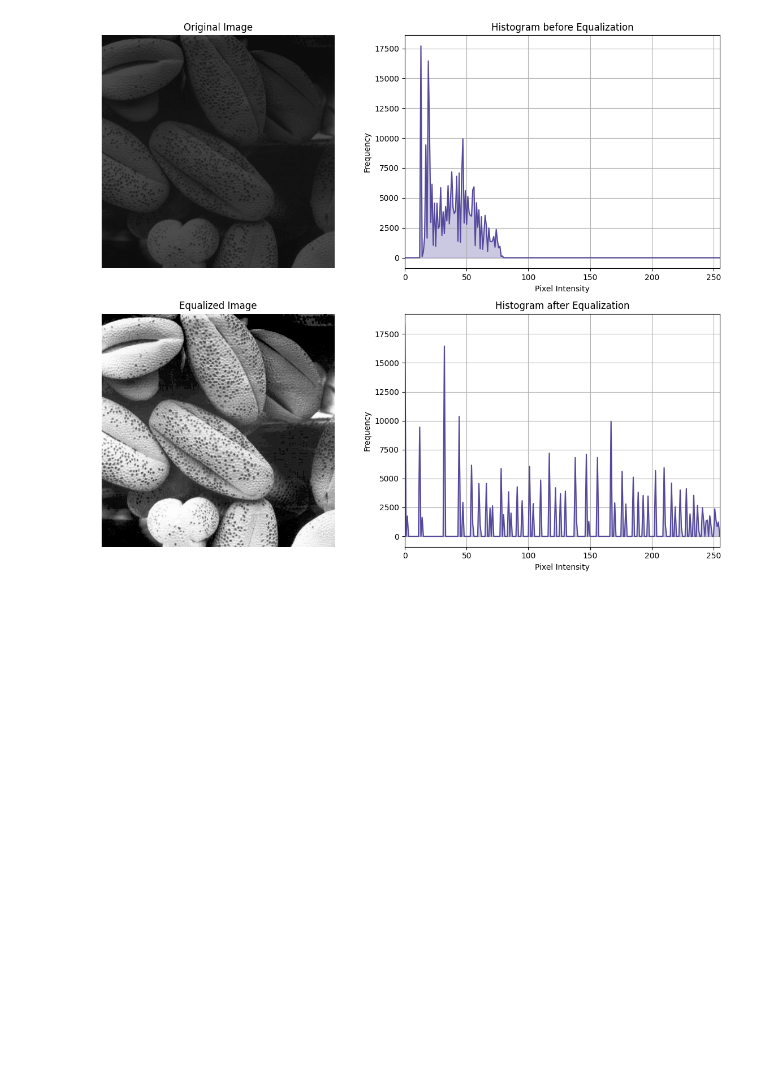
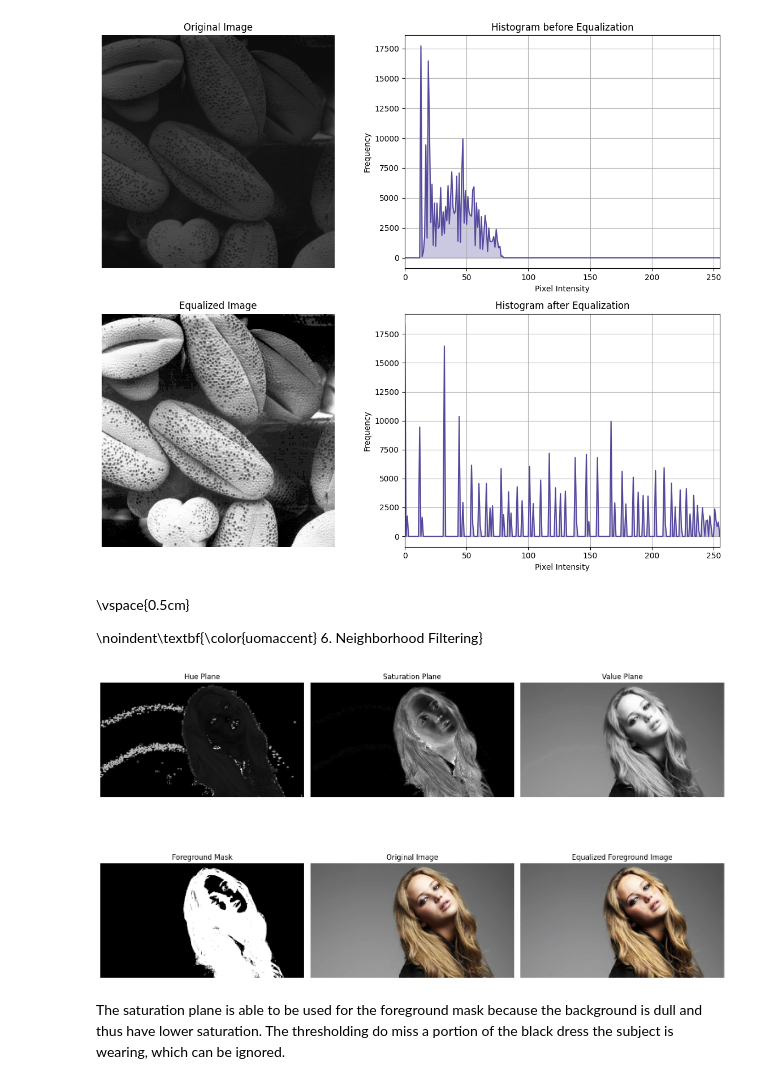
Before and after one commit to RumethRanhinda/EN3160-Vision-UoM, a Jupyter notebook: Assignments/Intensity Transformations and Spatial Filtering/230566U_a01.ipynb, the cells around one changed output. Cells and saved outputs as stored; diff of their text form; code cells hidden in the pictures; blank space fills up the shorter version.

```diff
--- a/Assignments/Intensity Transformations and Spatial Filtering/230566U_a01.ipynb
+++ b/Assignments/Intensity Transformations and Spatial Filtering/230566U_a01.ipynb
@@ -312,3 +312,72 @@ else:
     print("Image not found")
 # %% [output]
 [figure]
+# %% [markdown]
+\vspace{0.5cm}
+
+\noindent\textbf{\color{uomaccent} 6. Neighborhood Filtering}
+# %%
+img_bgr = cv2.imread('Images/jennifer.jpeg')
+img_rgb = cv2.cvtColor(img_bgr, cv2.COLOR_BGR2RGB)
+
+# convert to HSV color space and split into H, S, V planes
+img_hsv = cv2.cvtColor(img_bgr, cv2.COLOR_BGR2HSV)
+H, S, V = cv2.split(img_hsv)
+
+# Threshold mask on saturation plane | Otsu's method calculates the threshold value.
+_, mask = cv2.threshold(S, 0, 255, cv2.THRESH_BINARY + cv2.THRESH_OTSU)
+
+# Obtain the foreground
+fg_v = cv2.bitwise_and(V, V, mask=mask)
+
+# Calculate the histogram of the Value plane, strictly using the mask to ignore the background
+hist_fg = cv2.calcHist([V], [0], mask, [256], [0, 256]).flatten()
+
+# (d) Obtain the cumulative sum of the histogram using np.cumsum
+cdf = np.cumsum(hist_fg)
+
+# (e) Histogram-equalize the foreground[cite: 1]
+# Mask out 0s to prevent empty bins from skewing the normalization
+cdf_m = np.ma.masked_equal(cdf, 0)
+cdf_normalized = (cdf_m - cdf_m.min()) * 255 / (cdf_m.max() - cdf_m.min())
+cdf_final = np.ma.filled(cdf_normalized, 0).astype(np.uint8)
+
+# Create a copy of the V plane and map the equalized values ONLY to the foreground coordinates
+V_eq = V.copy()
+fg_coords = mask > 0
+V_eq[fg_coords] = cdf_final[V[fg_coords]]
+
+# (f) Extract the background and add with the histogram equalized foreground[cite: 1]
+mask_inv = cv2.bitwise_not(mask)
+bg_v = cv2.bitwise_and(V, V, mask=mask_inv)
+fg_eq_v = cv2.bitwise_and(V_eq, V_eq, mask=mask)
+
+# Add the untouched background and the equalized foreground back together
+final_v = cv2.add(bg_v, fg_eq_v)
+
+# Recombine the H, S, and new V planes, and convert back to RGB for display
+final_hsv = cv2.merge((H, S, final_v))
+final_rgb = cv2.cvtColor(final_hsv, cv2.COLOR_HSV2RGB)
+
+# Display the required planes and outputs[cite: 1]
+fig, axes = plt.subplots(2, 3, figsize=(15, 10))
+
+# Row 1: The individual HSV planes in grayscale
+axes[0, 0].imshow(H, cmap='gray'); axes[0, 0].set_title('Hue Plane')
+axes[0, 1].imshow(S, cmap='gray'); axes[0, 1].set_title('Saturation Plane')
+axes[0, 2].imshow(V, cmap='gray'); axes[0, 2].set_title('Value Plane')
+
+# Row 2: Mask, Original, and Final Result
+axes[1, 0].imshow(mask, cmap='gray'); axes[1, 0].set_title('Foreground Mask')
+axes[1, 1].imshow(img_rgb); axes[1, 1].set_title('Original Image')
+axes[1, 2].imshow(final_rgb); axes[1, 2].set_title('Equalized Foreground Image')
+
+for ax in axes.flatten():
+    ax.axis('off')
+
+plt.tight_layout()
+plt.show()
+# %% [output]
+[figure, added]
+# %% [markdown]
+The saturation plane is able to be used for the foreground mask because the background is dull and thus have lower saturation. The thresholding do miss a portion of the black dress the subject is wearing, which can be ignored.
```
